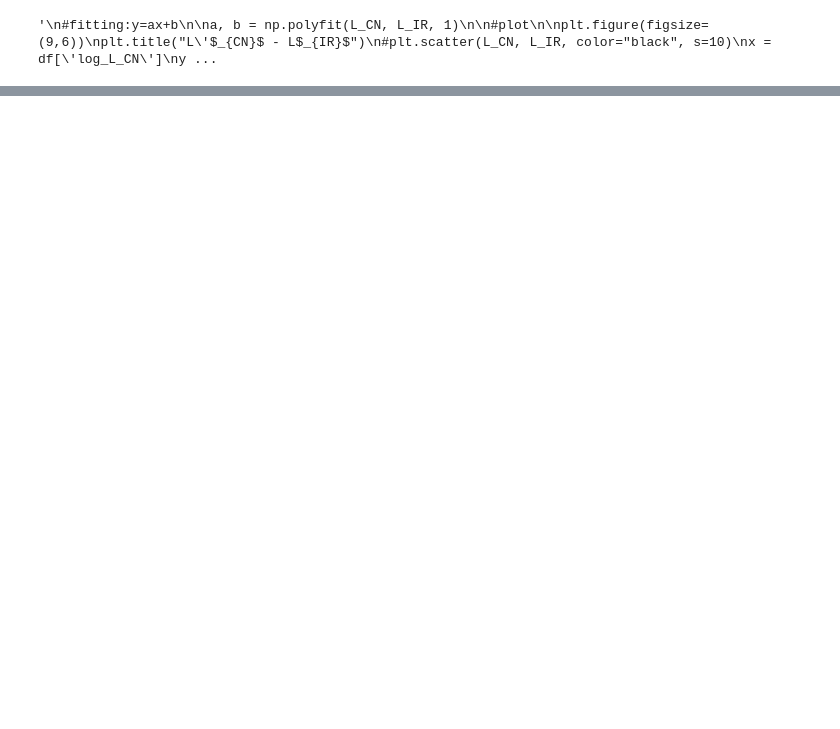
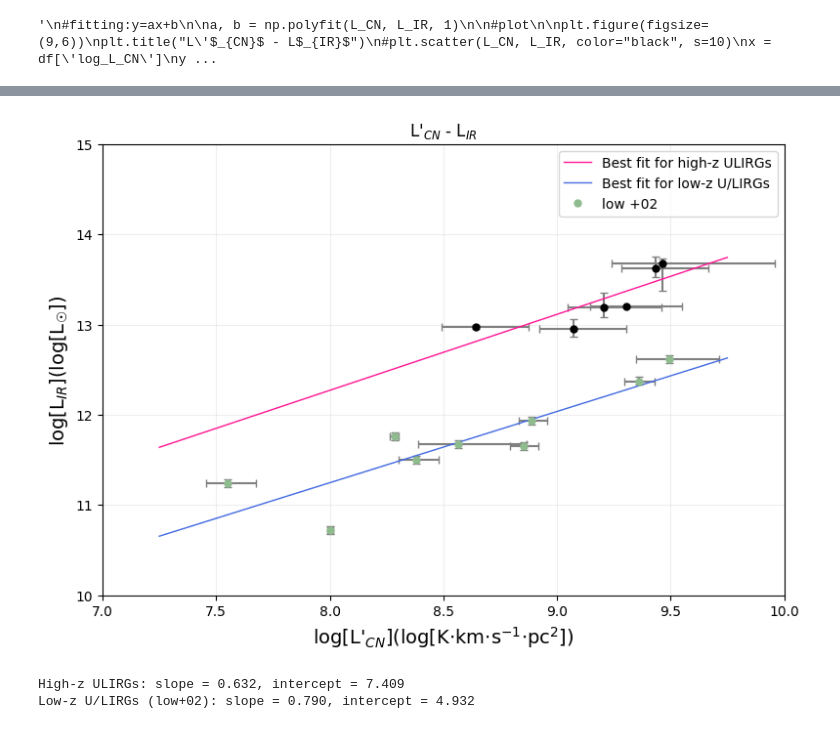
Before and after one commit to 000RF/2025-summer, a Jupyter notebook: L'CN-L_IR/L'_CN-L_IR_with_error.ipynb, the cells around one changed output, grey strips where cells are left out. Drawn from its saved outputs; the diff is of its cells as text; code cells hidden in the pictures; blank space fills up the shorter version.

```diff
--- a/L'CN-L_IR/L'_CN-L_IR_with_error.ipynb
+++ b/L'CN-L_IR/L'_CN-L_IR_with_error.ipynb
@@ -112 +116,62 @@ High-z ULIRGs: slope = 1.144, intercept = 2.833
 Low-z U/LIRGs (low+02): slope = 0.790, intercept = 4.932
+# %%
+a_line_high, b_line_high = np.polyfit(L_CN_high, L_IR_high, 1)
+a_line_low, b_line_low = np.polyfit(L_CN_low, L_IR_low, 1)
+
+
+plt.figure(figsize=(9,6))
+plt.title("L\'$_{CN}$ - L$_{IR}$")
+
+
+#x_high = np.linspace(min(L_CN_low), max(L_CN_high), 100)
+#x_low = np.linspace(min(L_CN_low), max(L_CN_high), 100)
+
+x_line_high = np.linspace(7.25, 9.75, 100)
+x_line_low = np.linspace(7.25, 9.75, 100)
+
+x = df['log_L_CN']
+y = df['log_L_IR']
+
+x_high = L_CN_high
+y_high = L_IR_high
+xerr_high = [df['L_CN_err_low'].iloc[0:6], df['L_CN_err_high'].iloc[0:6]]
+yerr_high = [df['L_IR_err_low'].iloc[0:6], df['L_IR_err_high'].iloc[0:6]]
+
+x_low = L_CN_low
+y_low = L_IR_low
+xerr_low = [df['L_CN_err_low'].iloc[7:16], df['L_CN_err_high'].iloc[7:16]]
+yerr_low = [df['L_IR_err_low'].iloc[7:16], df['L_IR_err_high'].iloc[7:16]]
+
+plt.errorbar(
+    x_high, y_high,
+    xerr=xerr_high, yerr=yerr_high,
+    fmt="none",
+    capsize=3, color="black", ecolor="gray"
+)
+
+plt.errorbar(
+    x_low, y_low,
+    xerr=xerr_low, yerr=yerr_low,
+    fmt="none",
+    capsize=3, color="black", ecolor="gray"
+)
+plt.plot(x_line_high, a_line_high*x_line_high + b_line_high, "-", lw=1, color="deeppink", label="Best fit for high-z ULIRGs")
+plt.plot(x_line_low, a_line_low*x_line_low + b_line_low, "-", lw=1, color="royalblue", label="Best fit for low-z U/LIRGs")
+
+plt.plot(L_CN_high, L_IR_high, "o", color="black", markersize=5)
+plt.plot(L_CN_low, L_IR_low, "o", color="darkseagreen", markersize=5, label="low +02")
+
+plt.ylim(10, 15)
+plt.xlim(7., 10)
+plt.xlabel("log[L\'$_{CN}$](log[K$\cdot$km$\cdot$s$^{-1}$$\cdot$pc$^2$])", fontsize=14)
+plt.ylabel("log[L$_{IR}$](log[L$_\u2609$])", fontsize=14)
+plt.grid(alpha=0.2)
+plt.legend()
+plt.show()
+
+print(f"High-z ULIRGs: slope = {a_high:.3f}, intercept = {b_high:.3f}")
+print(f"Low-z U/LIRGs (low+02): slope = {a_low:.3f}, intercept = {b_low:.3f}")
+# %% [output]
+[figure, added]
+High-z ULIRGs: slope = 0.632, intercept = 7.409
+Low-z U/LIRGs (low+02): slope = 0.790, intercept = 4.932
```
Also changed, not shown: parts of 3 cells of this notebook, 1 other file.
